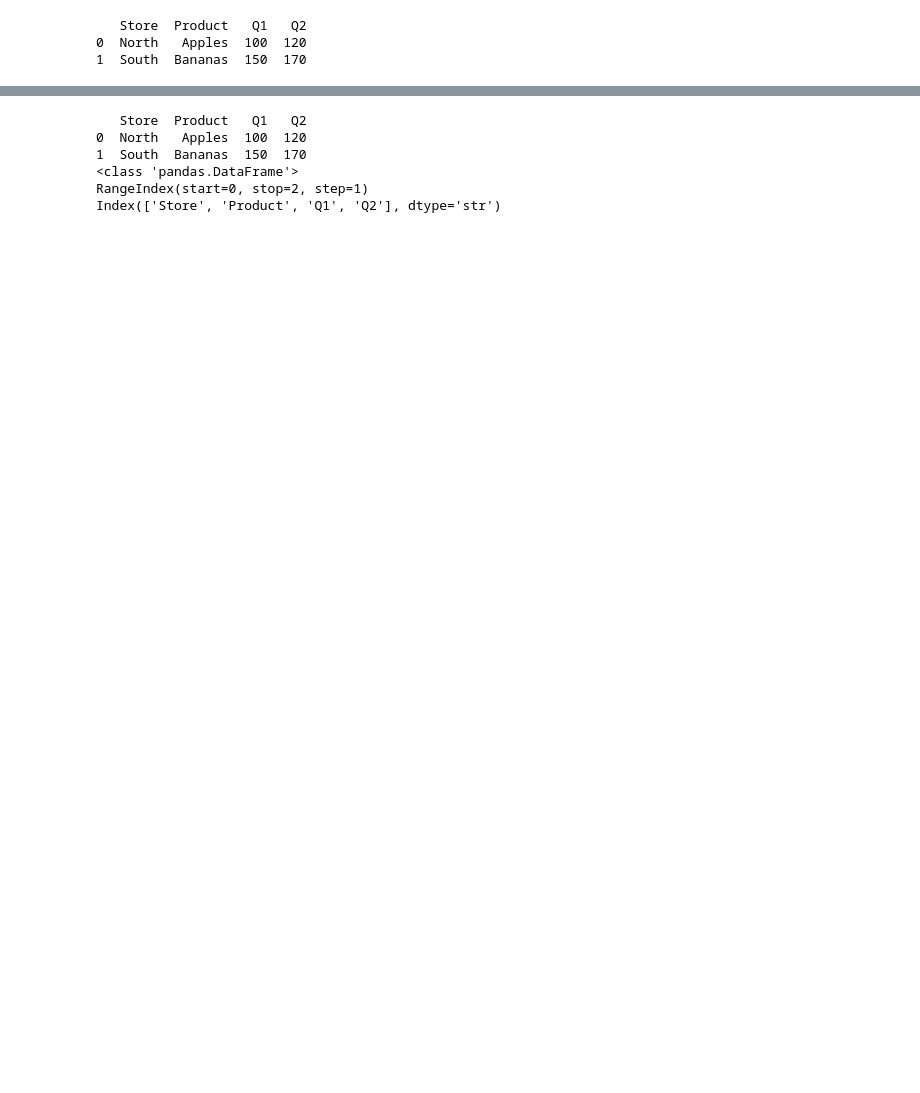
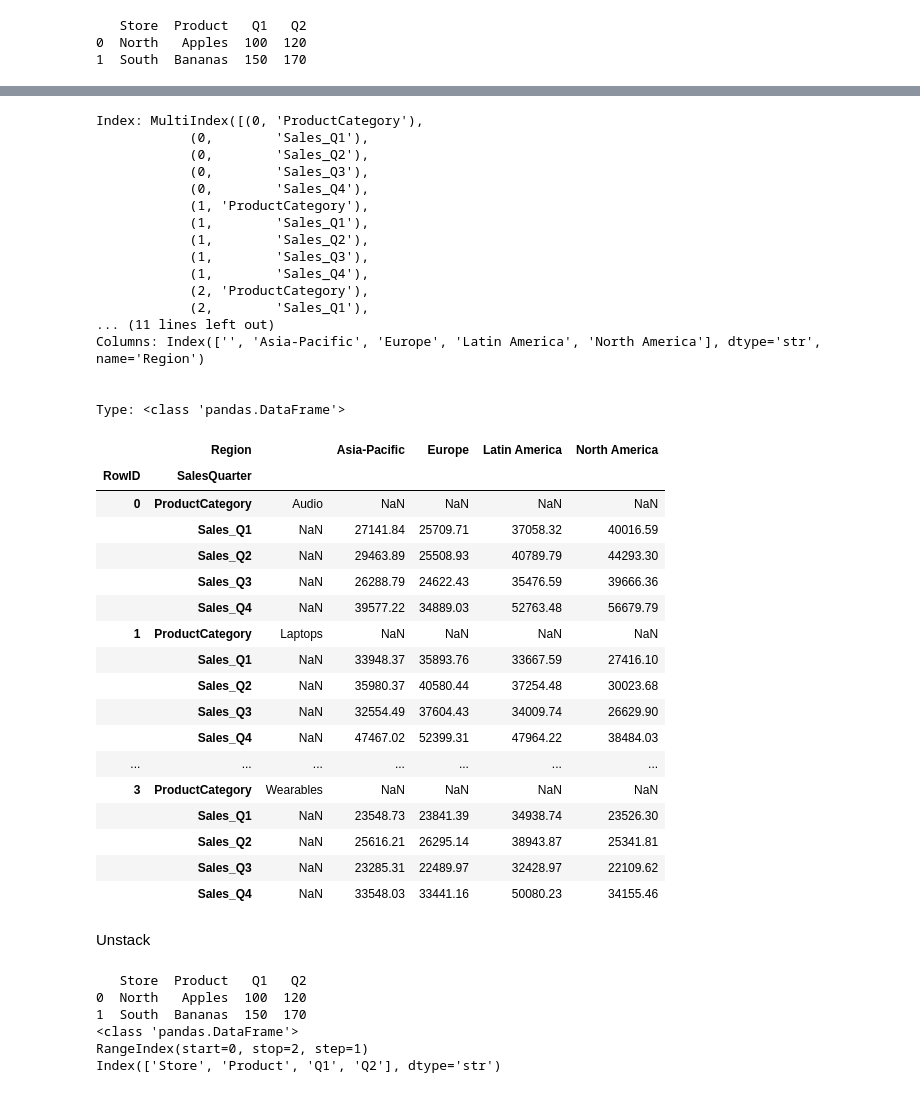
Before and after one commit to carlosjesuscaro/data_analysis_summary, a Jupyter notebook: Pandas.ipynb, the cells around one changed output, grey strips where cells are left out. Cells and saved outputs as stored; diff of their text form; code cells hidden in the pictures; blank space fills up the shorter version.

```diff
--- a/Pandas.ipynb
+++ b/Pandas.ipynb
@@ -619,3 +689,47 @@ dtype: object
+# %%
+stack_example3 = prod_region_multiple.stack(level='SalesQuarter')
+print(f'Index: {stack_example3.index}\n\n')
+print(f'Columns: {stack_example3.columns}\n\n')
+print(f'Type: {type(stack_example3)}\n\n')
+stack_example3
+# %% [output]
+Index: MultiIndex([(0, 'ProductCategory'),
+            (0,        'Sales_Q1'),
+            (0,        'Sales_Q2'),
+            (0,        'Sales_Q3'),
+            (0,        'Sales_Q4'),
+            (1, 'ProductCategory'),
+            (1,        'Sales_Q1'),
+            (1,        'Sales_Q2'),
+            (1,        'Sales_Q3'),
+            (1,        'Sales_Q4'),
+            (2, 'ProductCategory'),
+            (2,        'Sales_Q1'),
+... (11 lines left out)
+Columns: Index(['', 'Asia-Pacific', 'Europe', 'Latin America', 'North America'], dtype='str', name='Region')
+
+
+Type: <class 'pandas.DataFrame'>
+|  | Region |  | Asia-Pacific | Europe | Latin America | North America |
+| RowID | SalesQuarter |  |  |  |  |  |
+| 0 | ProductCategory | Audio | NaN | NaN | NaN | NaN |
+|  | Sales_Q1 | NaN | 27141.84 | 25709.71 | 37058.32 | 40016.59 |
+|  | Sales_Q2 | NaN | 29463.89 | 25508.93 | 40789.79 | 44293.30 |
+|  | Sales_Q3 | NaN | 26288.79 | 24622.43 | 35476.59 | 39666.36 |
+|  | Sales_Q4 | NaN | 39577.22 | 34889.03 | 52763.48 | 56679.79 |
+| 1 | ProductCategory | Laptops | NaN | NaN | NaN | NaN |
+|  | Sales_Q1 | NaN | 33948.37 | 35893.76 | 33667.59 | 27416.10 |
+|  | Sales_Q2 | NaN | 35980.37 | 40580.44 | 37254.48 | 30023.68 |
+|  | Sales_Q3 | NaN | 32554.49 | 37604.43 | 34009.74 | 26629.90 |
+|  | Sales_Q4 | NaN | 47467.02 | 52399.31 | 47964.22 | 38484.03 |
+| ... | ... | ... | ... | ... | ... | ... |
+| 3 | ProductCategory | Wearables | NaN | NaN | NaN | NaN |
+|  | Sales_Q1 | NaN | 23548.73 | 23841.39 | 34938.74 | 23526.30 |
+|  | Sales_Q2 | NaN | 25616.21 | 26295.14 | 38943.87 | 25341.81 |
+|  | Sales_Q3 | NaN | 23285.31 | 22489.97 | 32428.97 | 22109.62 |
+|  | Sales_Q4 | NaN | 33548.03 | 33441.16 | 50080.23 | 34155.46 |
+# %% [markdown]
+Unstack
 # %%
 # Unstack
 
```
Also changed, not shown: parts of 22 cells of this notebook, 2 other files.
